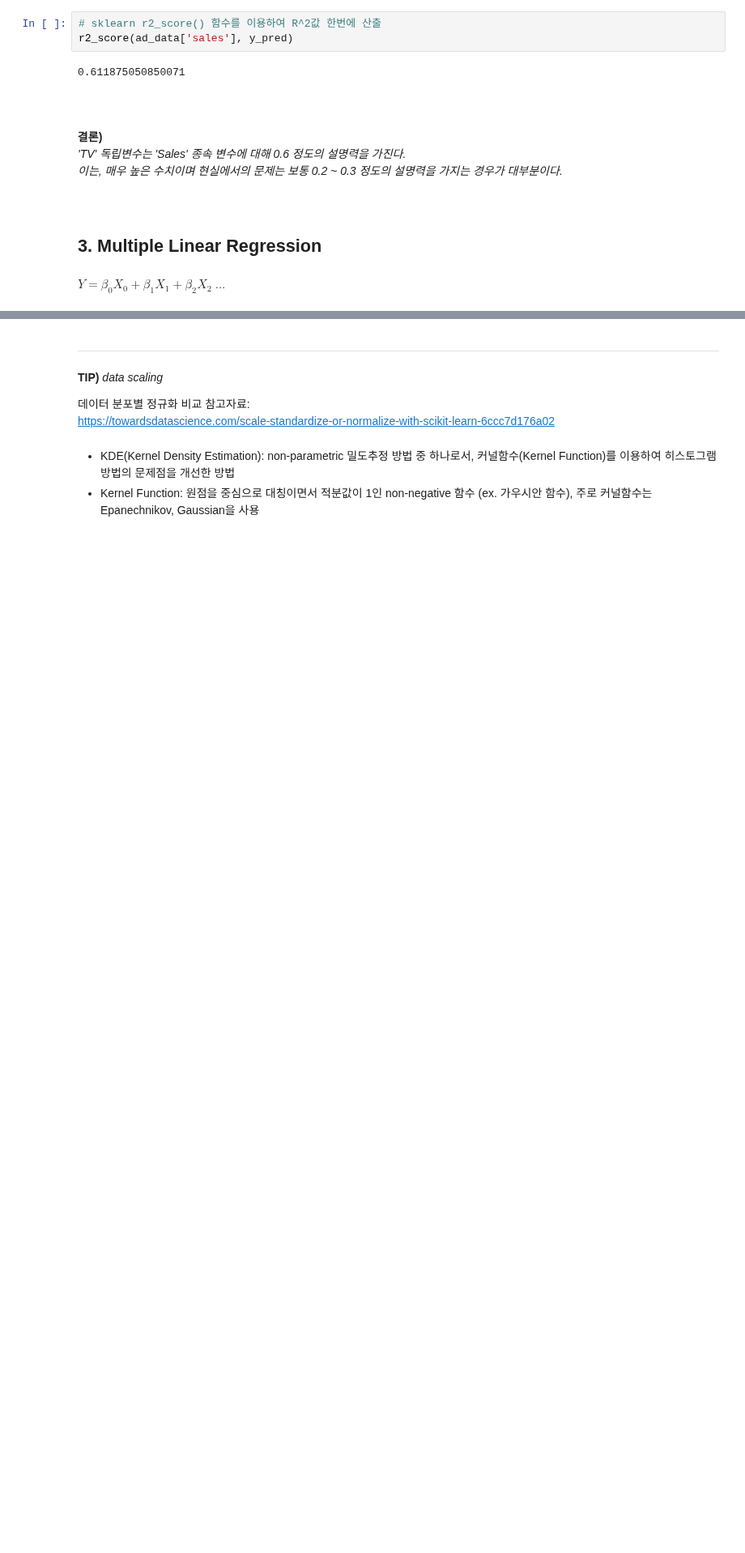
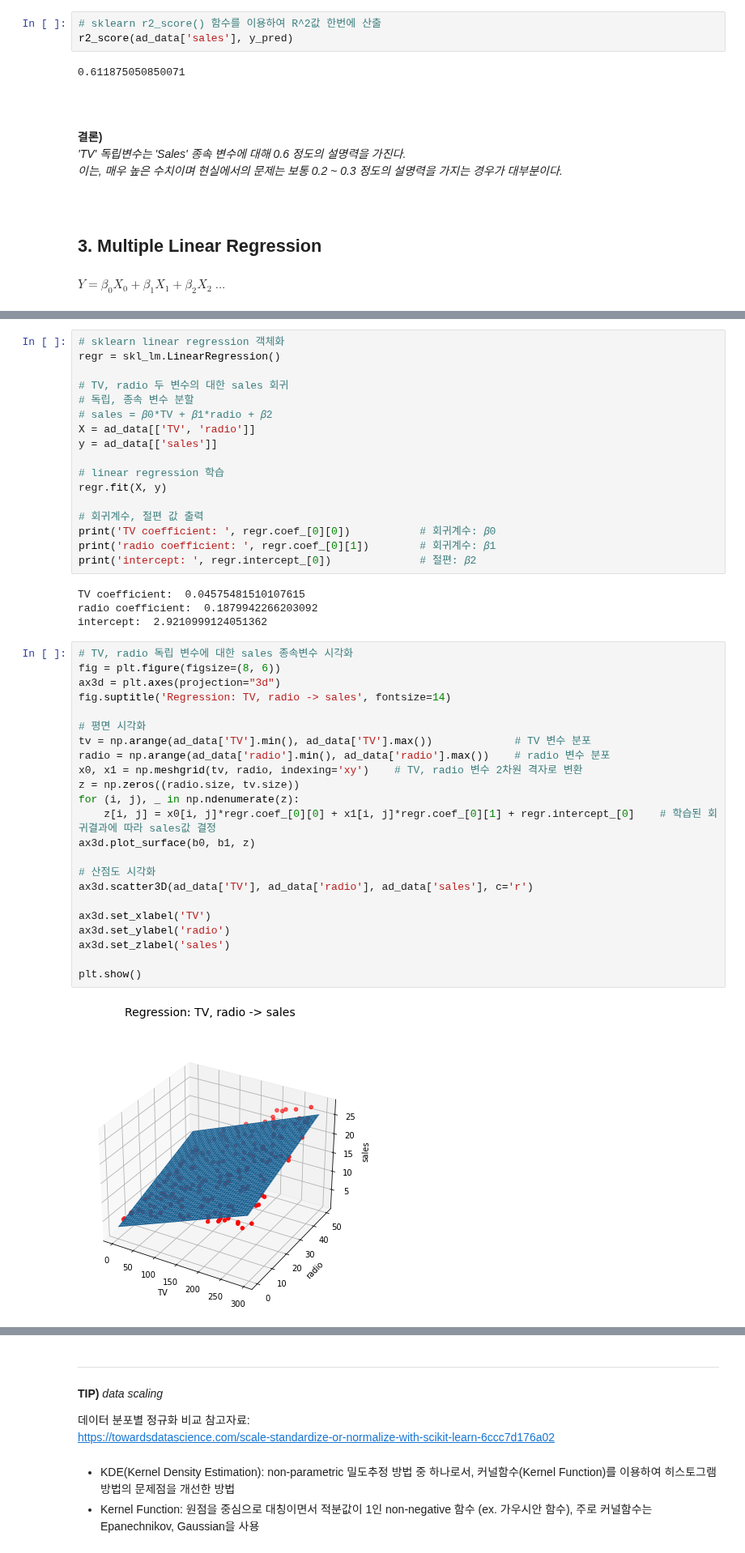
Before and after one commit to iss760/machine-learning, a Jupyter notebook: regression/linear_regression.ipynb, the cells around one changed output, grey strips where cells are left out. Shown at 81% size. Saved outputs shown, nothing was run; the diff lists cells and outputs as text; blank space fills up the shorter version.

Commit message:
Add regression result visualization

```diff
--- a/regression/linear_regression.ipynb
+++ b/regression/linear_regression.ipynb
@@ -205,0 +215,46 @@ $Y = \beta_{0}X_{0} + \beta_{1}X_{1} + \beta_{2}X_{2}$ $...$
+# %%
+# sklearn linear regression 객체화
+regr = skl_lm.LinearRegression()
+
+# TV, radio 두 변수의 대한 sales 회귀
+# 독립, 종속 변수 분할
+# sales = 𝛽0*TV + 𝛽1*radio + 𝛽2
+X = ad_data[['TV', 'radio']]
+y = ad_data[['sales']]
+
+# linear regression 학습
+regr.fit(X, y)
+
+# 회귀계수, 절편 값 출력
+print('TV coefficient: ', regr.coef_[0][0])           # 회귀계수: 𝛽0
+print('radio coefficient: ', regr.coef_[0][1])        # 회귀계수: 𝛽1
+print('intercept: ', regr.intercept_[0])              # 절편: 𝛽2
+# %% [output]
+TV coefficient:  0.04575481510107615
+radio coefficient:  0.1879942266203092
+intercept:  2.9210999124051362
+# %%
+# TV, radio 독립 변수에 대한 sales 종속변수 시각화
+fig = plt.figure(figsize=(8, 6))
+ax3d = plt.axes(projection="3d")
+fig.suptitle('Regression: TV, radio -> sales', fontsize=14)
+
+# 평면 시각화
+tv = np.arange(ad_data['TV'].min(), ad_data['TV'].max())             # TV 변수 분포
+radio = np.arange(ad_data['radio'].min(), ad_data['radio'].max())    # radio 변수 분포
+x0, x1 = np.meshgrid(tv, radio, indexing='xy')    # TV, radio 변수 2차원 격자로 변환
+z = np.zeros((radio.size, tv.size))
+for (i, j), _ in np.ndenumerate(z):
+    z[i, j] = x0[i, j]*regr.coef_[0][0] + x1[i, j]*regr.coef_[0][1] + regr.intercept_[0]    # 학습된 회귀결과에 따라 sales값 결정
+ax3d.plot_surface(b0, b1, z)
+
+# 산점도 시각화
+ax3d.scatter3D(ad_data['TV'], ad_data['radio'], ad_data['sales'], c='r')
+
+ax3d.set_xlabel('TV')
+ax3d.set_ylabel('radio')
+ax3d.set_zlabel('sales')
+
+plt.show()
+# %% [output]
+[figure, added]
```
Also changed, not shown: parts of 2 cells of this notebook.
